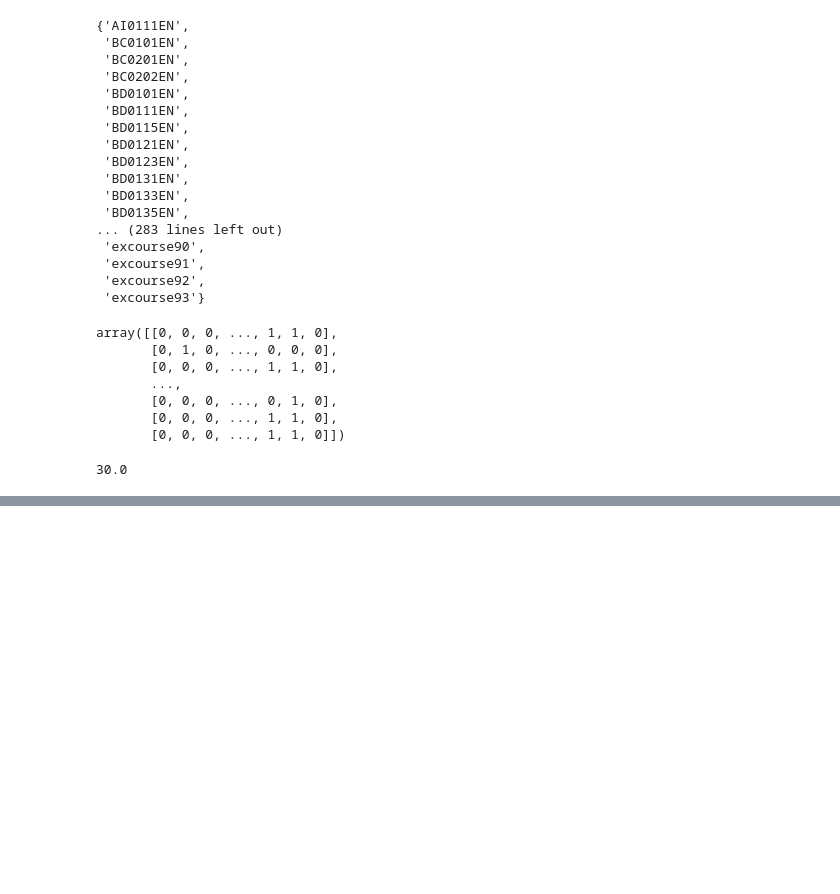
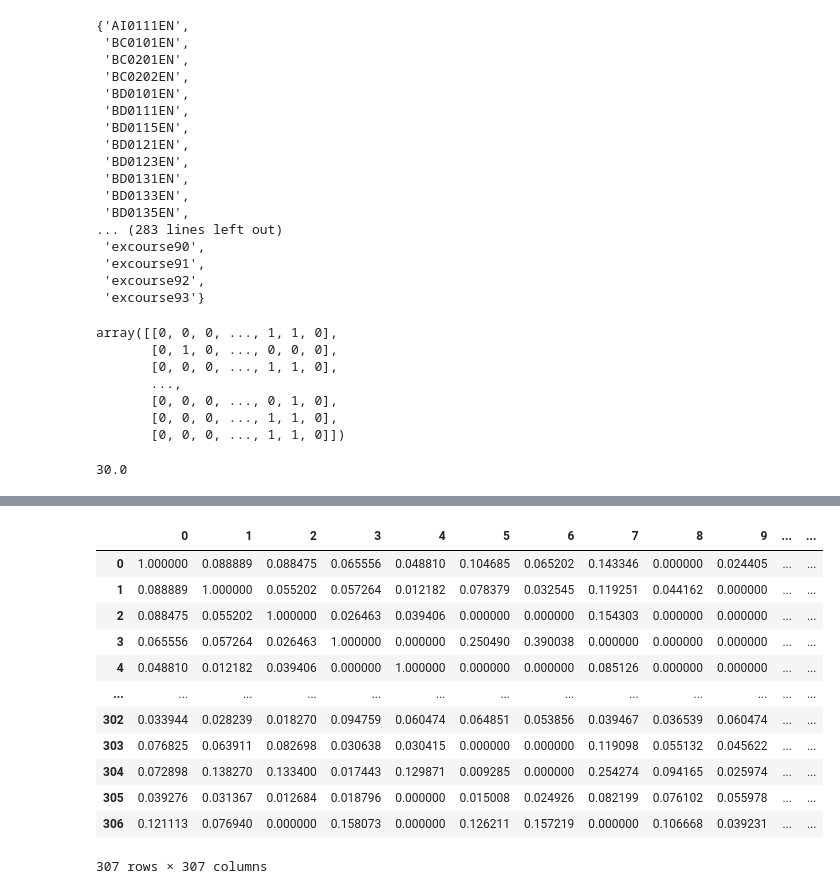
Before and after one commit to jacksonwalters/ibm-ml-cert, a Jupyter notebook: capstone_project/capstone.ipynb, the cells around one changed output, grey strips where cells are left out. Saved outputs shown, nothing was run; the diff lists cells and outputs as text; code cells hidden in the pictures; blank space fills up the shorter version.

```diff
--- a/capstone_project/capstone.ipynb
+++ b/capstone_project/capstone.ipynb
@@ -765,0 +794,17 @@ res_df.to_csv("profile_rs_results.csv", index=False)
+# %%
+sim_df = pd.read_csv(sim_url)
+sim_df
+# %% [output]
+|  | 0 | 1 | 2 | 3 | 4 | 5 | 6 | 7 | 8 | 9 | ... | ... |
+| 0 | 1.000000 | 0.088889 | 0.088475 | 0.065556 | 0.048810 | 0.104685 | 0.065202 | 0.143346 | 0.000000 | 0.024405 | ... | ... |
+| 1 | 0.088889 | 1.000000 | 0.055202 | 0.057264 | 0.012182 | 0.078379 | 0.032545 | 0.119251 | 0.044162 | 0.000000 | ... | ... |
+| 2 | 0.088475 | 0.055202 | 1.000000 | 0.026463 | 0.039406 | 0.000000 | 0.000000 | 0.154303 | 0.000000 | 0.000000 | ... | ... |
+| 3 | 0.065556 | 0.057264 | 0.026463 | 1.000000 | 0.000000 | 0.250490 | 0.390038 | 0.000000 | 0.000000 | 0.000000 | ... | ... |
+| 4 | 0.048810 | 0.012182 | 0.039406 | 0.000000 | 1.000000 | 0.000000 | 0.000000 | 0.085126 | 0.000000 | 0.000000 | ... | ... |
+| ... | ... | ... | ... | ... | ... | ... | ... | ... | ... | ... | ... | ... |
+| 302 | 0.033944 | 0.028239 | 0.018270 | 0.094759 | 0.060474 | 0.064851 | 0.053856 | 0.039467 | 0.036539 | 0.060474 | ... | ... |
+| 303 | 0.076825 | 0.063911 | 0.082698 | 0.030638 | 0.030415 | 0.000000 | 0.000000 | 0.119098 | 0.055132 | 0.045622 | ... | ... |
+| 304 | 0.072898 | 0.138270 | 0.133400 | 0.017443 | 0.129871 | 0.009285 | 0.000000 | 0.254274 | 0.094165 | 0.025974 | ... | ... |
+| 305 | 0.039276 | 0.031367 | 0.012684 | 0.018796 | 0.000000 | 0.015008 | 0.024926 | 0.082199 | 0.076102 | 0.055978 | ... | ... |
+| 306 | 0.121113 | 0.076940 | 0.000000 | 0.158073 | 0.000000 | 0.126211 | 0.157219 | 0.000000 | 0.106668 | 0.039231 | ... | ... |
+307 rows × 307 columns
```
Also changed, not shown: parts of 26 cells of this notebook.
